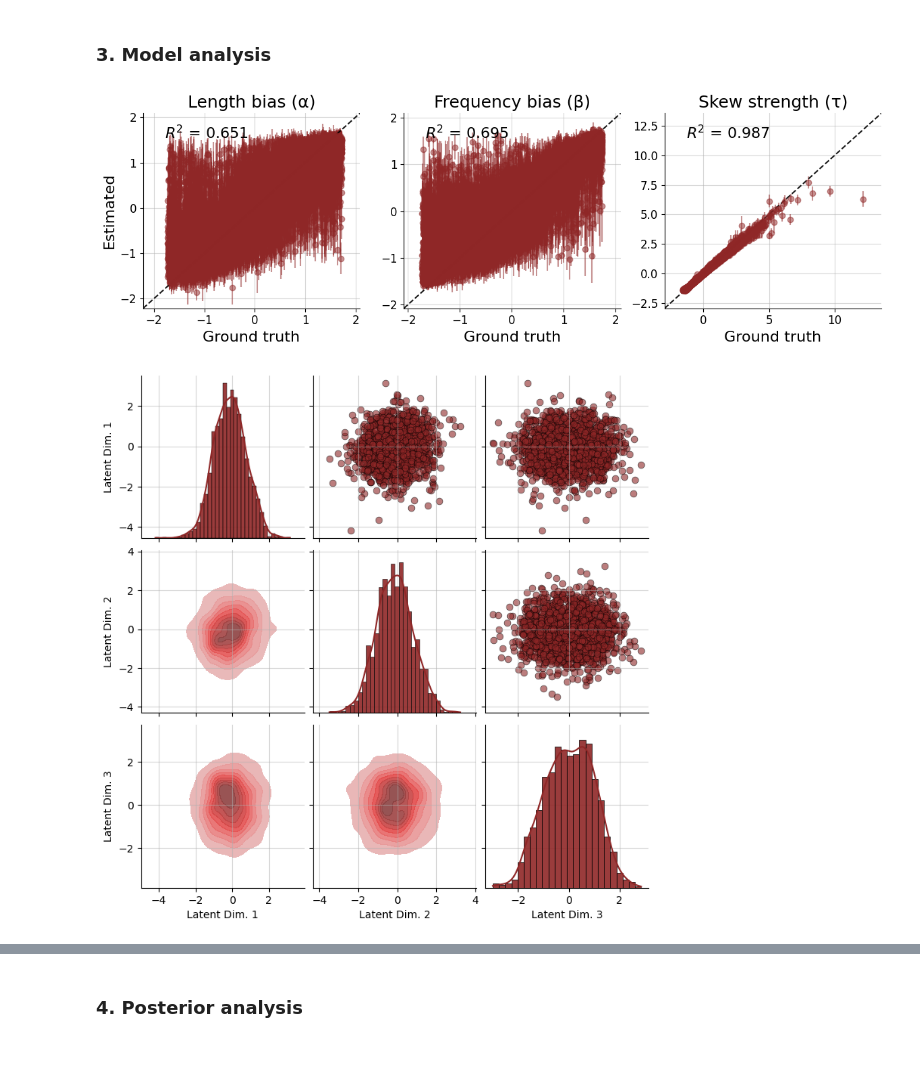
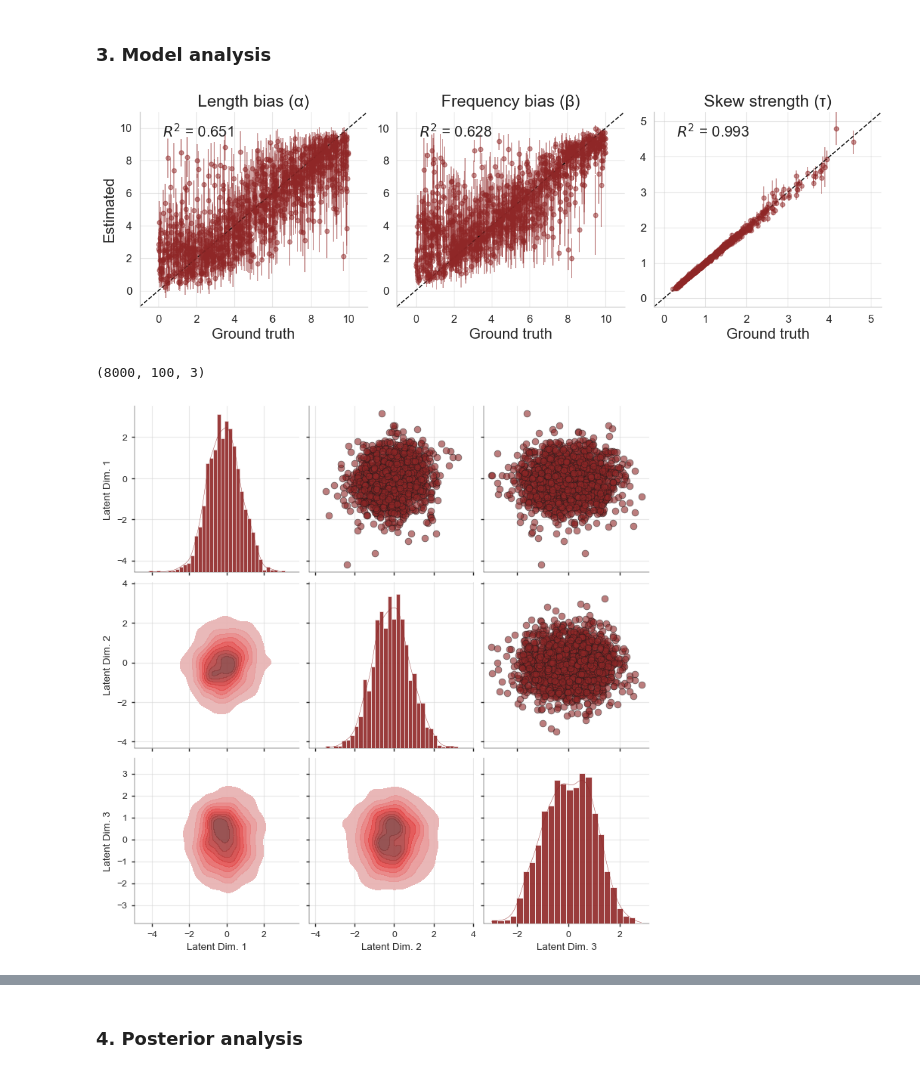
Before and after one commit to alexeykosh/2023-slovotvir-reuse-analysis, a Jupyter notebook: inference_parallel.ipynb, the cells around one changed output, grey strips where cells are left out. Cells and saved outputs as stored; diff of their text form; code cells hidden in the pictures.

```diff
--- a/inference_parallel.ipynb
+++ b/inference_parallel.ipynb
@@ -52,7 +53,7 @@ def configure_input(forward_dict):
     # prior_means = np.mean(params, axis=0)
     # prior_stds = np.std(params, axis=0)
     # z-standardize
-    params = (params - prior_means) / prior_stds
+    params = (params - prior_means_2) / prior_stds_2
 
     # Add to keys
     out_dict["summary_conditions"] = logdata
@@ -210,19 +256,25 @@ f = diag.plot_losses(history["train_losses"], history["val_losses"], moving_aver
 # %%
 # Generate some validation data
 validation_sims = trainer.configurator(valid_data)
+prior_samples = validation_sims["parameters"] * prior_stds + prior_means
 # Generate posterior draws for all simulations
-post_samples = amortizer.sample(validation_sims, n_samples=1000)
-# Revert z-standardization
-# post_samples = prior_means + post_samples * prior_stds
+post_samples = amortizer.sample(validation_sims, n_samples=100)
+post_samples = post_samples * prior_stds + prior_means
 # %%
-fig = diag.plot_recovery(post_samples, validation_sims["parameters"], add_corr=False,
-                         param_names=['Length bias (α)', 'Frequency bias (β)', 'Skew strength (τ)'])
+fig = diag.plot_recovery(post_samples[0:1000], prior_samples[0:1000], add_corr=False,
+                         param_names=['Length bias (α)', 'Frequency bias (β)', 'Skew strength (τ)'],
+                         )
+# point_agg=np.mean, uncertainty_agg=np.std
 # %% [output]
-[figure, old version]
+[figure, new version]
+# %%
+post_samples.shape
+# %% [output]
+(8000, 100, 3)
 # %%
 f = trainer.diagnose_latent2d()
 # %% [output]
-[figure, old version]
+[figure, new version]
 # %%
 f = trainer.diagnose_sbc_histograms()
 # %% [output]
```
Also changed, not shown: parts of 49 cells of this notebook.
